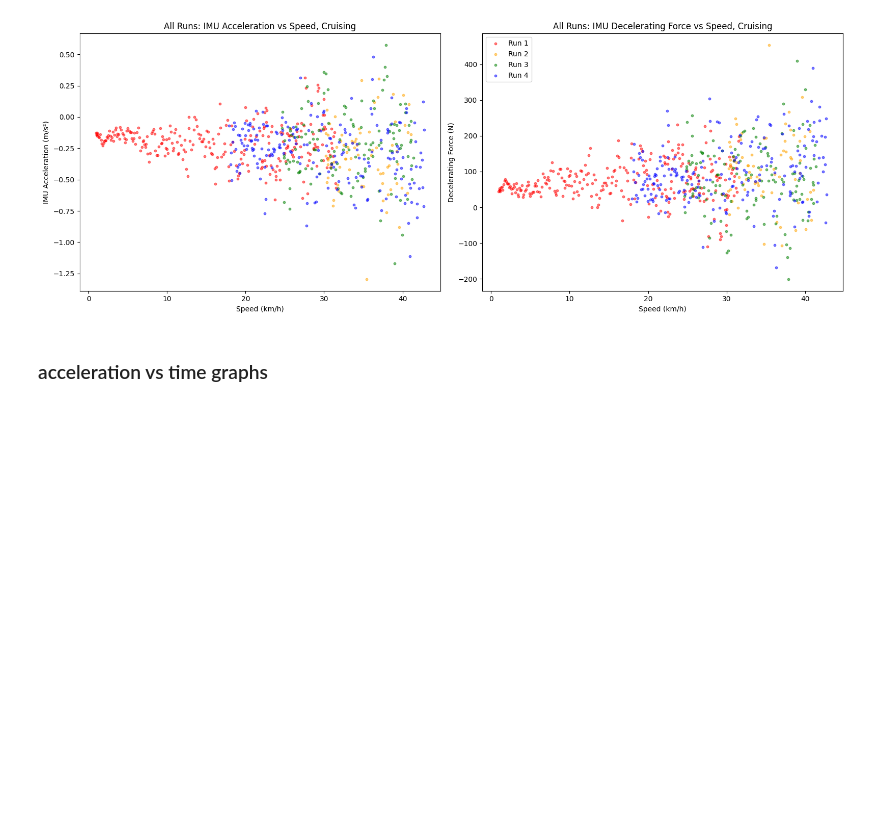
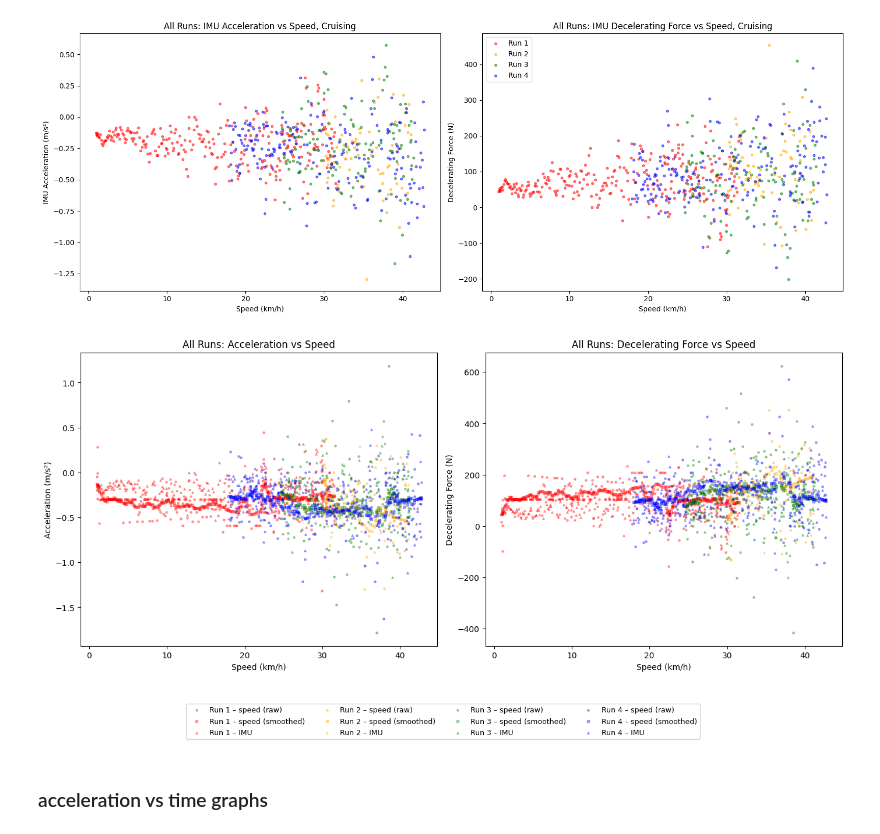
Before and after one commit to UBC-Solar/data_analysis, a Jupyter notebook: v4/drag_area_coefficient/drag_area_coefficient.ipynb, the cells around one changed output. Drawn from its saved outputs; the diff is of its cells as text; code cells hidden in the pictures; blank space fills up the shorter version.

Commit message:
plotted group plot for all runs together

```diff
--- a/v4/drag_area_coefficient/drag_area_coefficient.ipynb
+++ b/v4/drag_area_coefficient/drag_area_coefficient.ipynb
@@ -380,6 +380,58 @@ plt.tight_layout()
 plt.show()
 # %% [output]
 [figure]
+# %%
+COLORS = ["red", "orange", "green", "blue"]
+
+SOURCES = [
+    # (label_suffix,  marker, alpha, size)
+    ("speed (raw)",      "o", 0.33, 6),
+    ("speed (smoothed)", "s", 0.33, 6),
+    ("IMU",              "^", 0.33, 6),
+]
+
+fig, (ax_accel, ax_force) = plt.subplots(1, 2, figsize=(14, 6))
+
+for i, (speed, imu_accel) in enumerate(zip(cruise_window_speeds, cruise_window_imu_zs)):
+    period   = speed.period
+    color    = COLORS[i]
+
+    speed_array:    np.ndarray = np.asarray(speed)
+    speed_smoothed: np.ndarray = savgol_filter(speed_array, SAVGOL_WINDOW, SAVGOL_POLY)
+    speed_without_last: np.ndarray = speed_array[:-1]
+
+    raw_accel:       np.ndarray = (np.diff(speed_array)    / period) / KMH_PER_MPS
+    smooth_accel:    np.ndarray = (np.diff(speed_smoothed) / period) / KMH_PER_MPS
+    imu_accel_array: np.ndarray = np.asarray(imu_accel)[:-1]
+
+    y_accels = [raw_accel, smooth_accel, imu_accel_array]
+    y_forces  = [BRIGHTSIDE_MASS_KG * a * -1 for a in y_accels]
+
+    for (suffix, marker, alpha, size), y_accel, y_force in zip(SOURCES, y_accels, y_forces):
+        label = f"Run {i+1} – {suffix}"
+        ax_accel.scatter(speed_without_last, y_accel,
+                         c=color, marker=marker, alpha=alpha, s=size, label=label)
+        ax_force.scatter(speed_without_last, y_force,
+                         c=color, marker=marker, alpha=alpha, s=size, label=label)
+
+for ax, title, ylabel in [
+    (ax_accel, "All Runs: Acceleration vs Speed",       "Acceleration (m/s²)"),
+    (ax_force, "All Runs: Decelerating Force vs Speed", "Decelerating Force (N)"),
+]:
+    ax.set_title(title)
+    ax.set_xlabel("Speed (km/h)")
+    ax.set_ylabel(ylabel)
+
+# Legend outside to avoid covering data
+handles, labels = ax_accel.get_legend_handles_labels()
+fig.legend(handles, labels,
+           loc="lower center", ncol=4, fontsize=9,
+           frameon=True, bbox_to_anchor=(0.5, -0.18))
+
+plt.tight_layout()
+plt.show()
+# %% [output]
+[figure, added]
 # %% [markdown]
 ### acceleration vs time graphs
 # %% [markdown]
```
